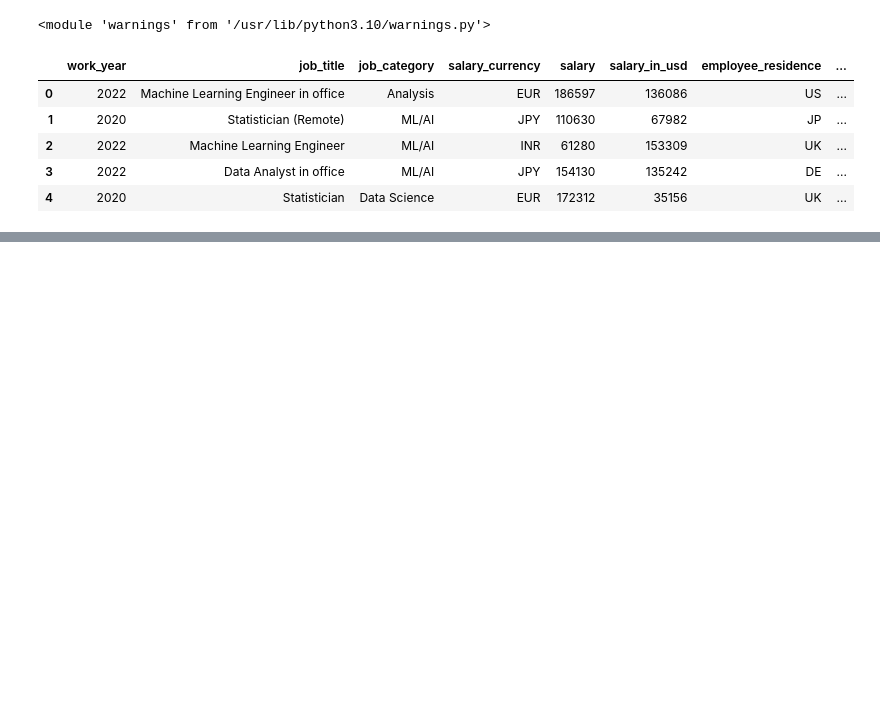
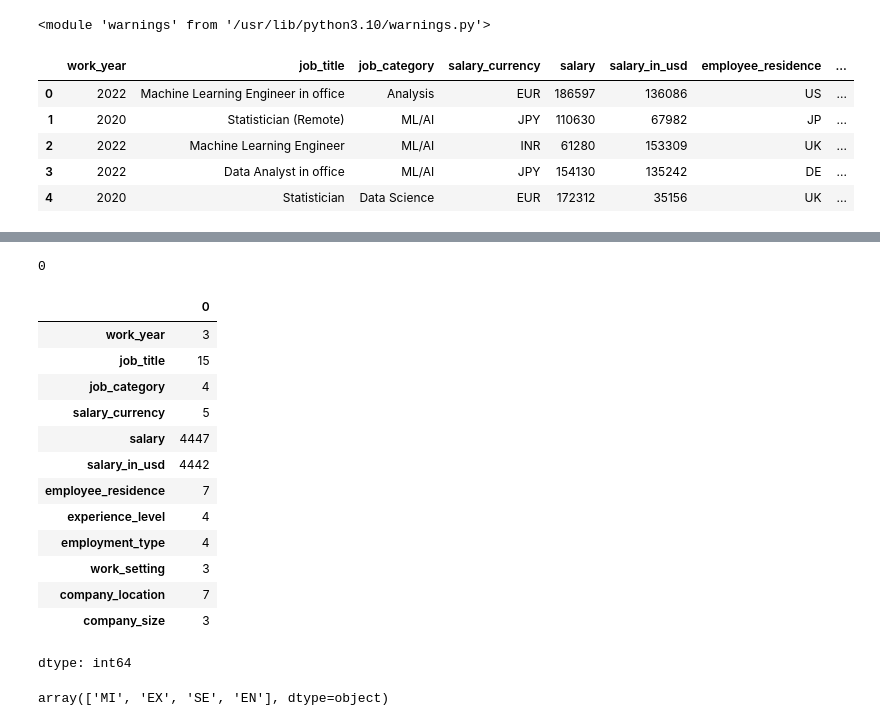
Before and after one commit to ArushiG11/Data-Science-Job-Analysis, a Jupyter notebook: Data_Science_Job_Analysis.ipynb, the cells around one changed output, grey strips where cells are left out. Saved outputs shown, nothing was run; the diff lists cells and outputs as text; code cells hidden in the pictures; blank space fills up the shorter version.

```diff
--- a/Data_Science_Job_Analysis.ipynb
+++ b/Data_Science_Job_Analysis.ipynb
@@ -25,0 +54,25 @@ df.head()  # Display the first few rows
+# %%
+df.isnull().sum().sum()  # To get total null values
+# %% [output]
+0
+# %%
+df.nunique()
+# %% [output]
+|  | 0 |
+| work_year | 3 |
+| job_title | 15 |
+| job_category | 4 |
+| salary_currency | 5 |
+| salary | 4447 |
+| salary_in_usd | 4442 |
+| employee_residence | 7 |
+| experience_level | 4 |
+| employment_type | 4 |
+| work_setting | 3 |
+| company_location | 7 |
+| company_size | 3 |
+dtype: int64
+# %%
+df.experience_level.unique() # When evaluating columns, it might be appropriate to look at values this way.
+# %% [output]
+array(['MI', 'EX', 'SE', 'EN'], dtype=object)
```
Also changed, not shown: parts of 13 cells of this notebook.
